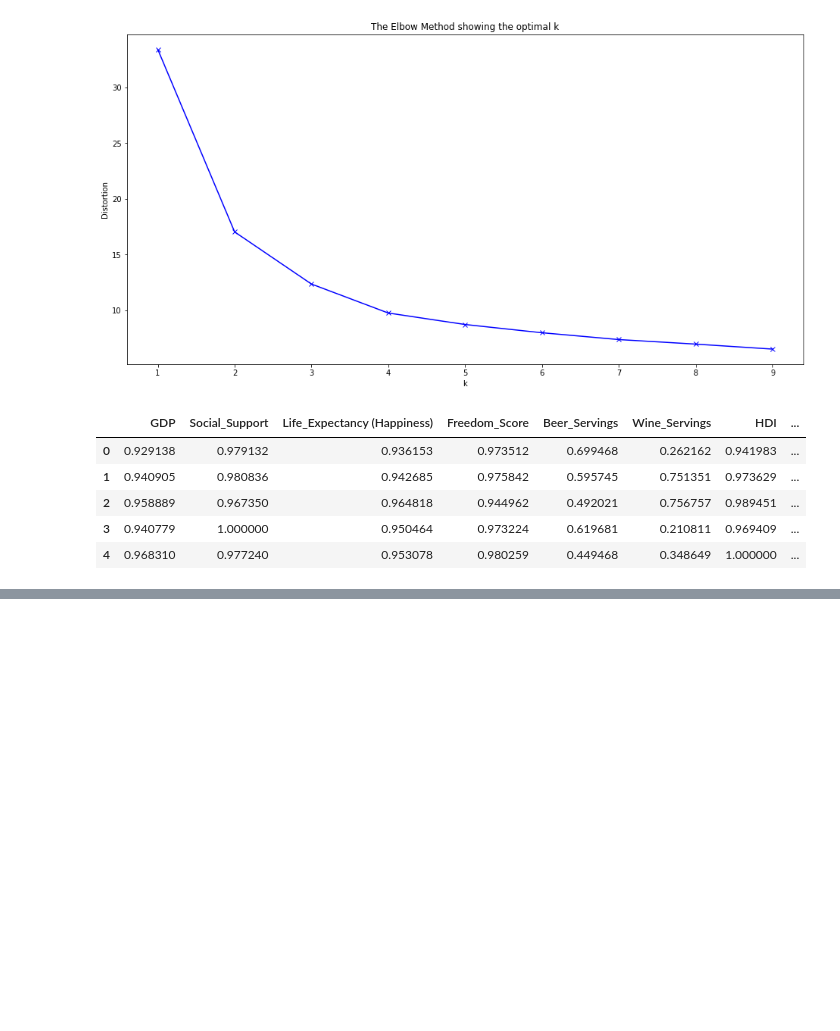
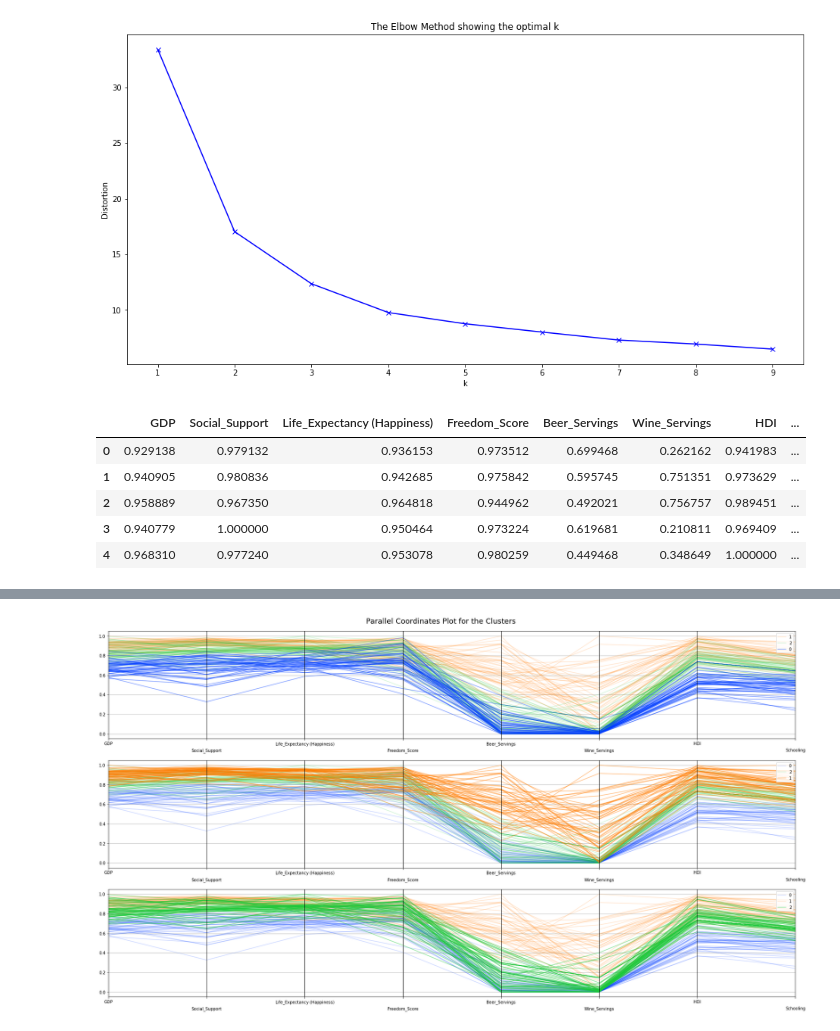
Before and after one commit to staceywai/Final-Project, a Jupyter notebook: exploring_pca_high_correlation.ipynb, the cells around one changed output, grey strips where cells are left out. Saved outputs shown, nothing was run; the diff lists cells and outputs as text; code cells hidden in the pictures; blank space fills up the shorter version.

Commit message:
added 3 cluster analysis to highly correlated columns

```diff
--- a/exploring_pca_high_correlation.ipynb
+++ b/exploring_pca_high_correlation.ipynb
@@ -126,3 +126,22 @@ display_parallel_coordinates(happy_clustered, 2)
 # centroids['cluster'] = centroids.index
 
 # display_parallel_coordinates_centroids(centroids,10)
+# %%
+#Now using 3 clusters.
+
+#Create a k-means clustering model
+kmeans = KMeans(init='random', n_clusters=3, n_init=10)
+
+#Fit the data to the model
+kmeans.fit(happy_data)
+
+#Determine which clusters each data point belongs to:
+clusters = kmeans.predict(happy_data)
+# %%
+#et's add a new column, cluster number to the original data so we can see what countries sit in what cluster:
+
+#Add cluster number to the original data
+happy_clustered = pd.DataFrame(happy_data, columns=happy_data.columns, index = happy_data.index)
+happy_clustered['cluster'] = clusters
+
+happy_clustered.head()
@@ -128,0 +176,5 @@ display_parallel_coordinates(happy_clustered, 2)
+# %%
+#display parallel coordinates plots, one for each cluster
+display_parallel_coordinates(happy_clustered, 3)
+# %% [output]
+[figure, added]
```
Also changed, not shown: parts of 7 cells of this notebook.
